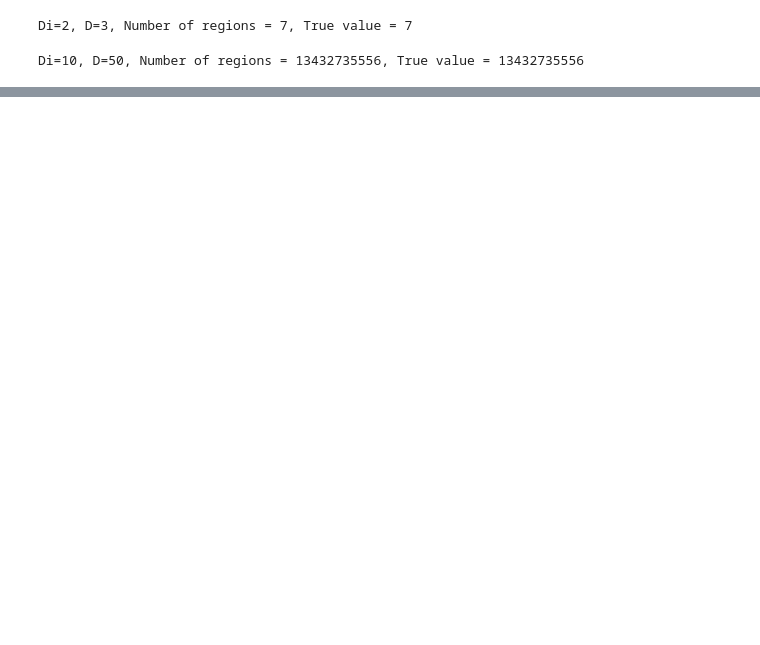
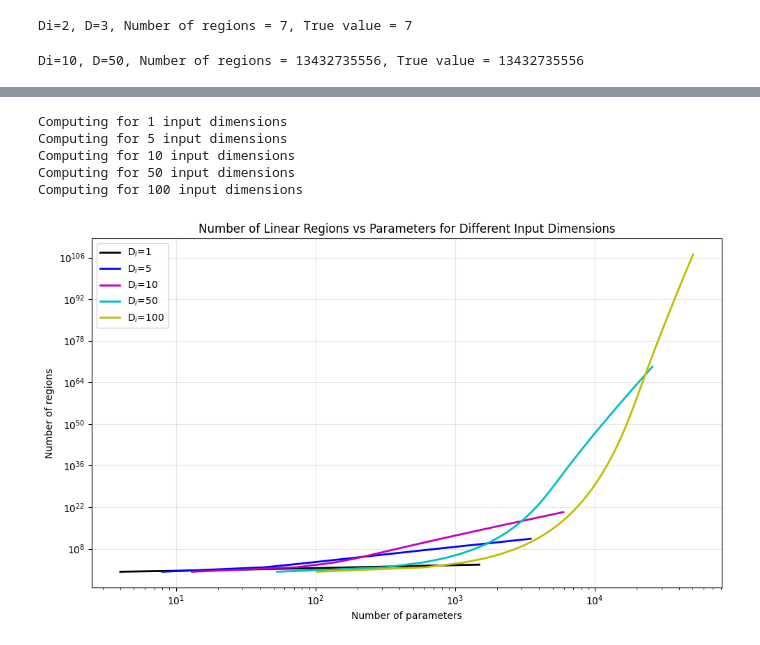
Before and after one commit to Saransh-Basu-01/Understanding-Deep-learning-, a Jupyter notebook: Shallow_Neural_Networks3.ipynb, the cells around one changed output, grey strips where cells are left out. Drawn from its saved outputs; the diff is of its cells as text; code cells hidden in the pictures; blank space fills up the shorter version.

```diff
--- a/Shallow_Neural_Networks3.ipynb
+++ b/Shallow_Neural_Networks3.ipynb
@@ -26,3 +26,9 @@ N = number_regions(10, 50)
 print(f"Di=10, D=50, Number of regions = {int(N)}, True value = 13432735556")
 # %% [output]
 Di=10, D=50, Number of regions = 13432735556, True value = 13432735556
+# %%
+try:
+  N = number_regions(10, 8)
+  print(f"Di=10, D=8, Number of regions = {int(N)}, True value = 256")
+except Exception as error:
+    print("An exception occurred:", error)
@@ -28,0 +66,66 @@ Di=10, D=50, Number of regions = 13432735556, True value = 13432735556
+# %%
+def number_parameters(D_i, D):
+    # Parameters from input to hidden layer
+    # Each of D hidden units has (D_i + 1) parameters (weights + bias)
+    input_to_hidden = D * (D_i + 1)
+
+    # Parameters from hidden to output layer
+    # Output has (D + 1) parameters (D weights + 1 bias)
+    hidden_to_output = D + 1
+
+    # Total parameters
+    N = input_to_hidden + hidden_to_output
+
+    return N
+# %%
+# Now let's compute and plot the number of regions as a function of the number of parameters
+# For different input dimensions
+
+# Define input dimensions to analyze
+input_dims = np.array([1, 5, 10, 50, 100])
+colors = ['k-', 'b-', 'm-', 'c-', 'y-']  # Black, Blue, Magenta, Cyan, Yellow
+
+# Create figure for the combined plot
+fig, ax = plt.subplots(figsize=(10, 6))
+
+# For each input dimension
+for idx, D_i in enumerate(input_dims):
+    print(f"Computing for {D_i} input dimensions")
+
+    # Range of hidden units to try
+    D_values = np.arange(1, 500, 5)  # Try up to 500 hidden units
+
+    # Store results
+    region_counts = []
+    param_counts = []
+
+    for D in D_values:
+        # Number of regions using Zaslavsky's formula
+        regions = number_regions(np.min([D_i, D]), D)
+
+        # Number of parameters for this configuration
+        params = number_parameters(D_i, D)
+
+        region_counts.append(regions)
+        param_counts.append(params)
+
+    # Plot regions vs parameters on log-log scale
+    ax.loglog(param_counts, region_counts, colors[idx],
+              label=f'D$_i$={D_i}', linewidth=2)
+
+# Add labels and legend
+ax.set_xlabel('Number of parameters')
+ax.set_ylabel('Number of regions')
+ax.set_title('Number of Linear Regions vs Parameters for Different Input Dimensions')
+ax.legend()
+ax.grid(True, alpha=0.3)
+
+plt.tight_layout()
+plt.show()
+# %% [output]
+Computing for 1 input dimensions
+Computing for 5 input dimensions
+Computing for 10 input dimensions
+Computing for 50 input dimensions
+Computing for 100 input dimensions
+[figure, added]
```
Also changed, not shown: parts of 3 cells of this notebook.
